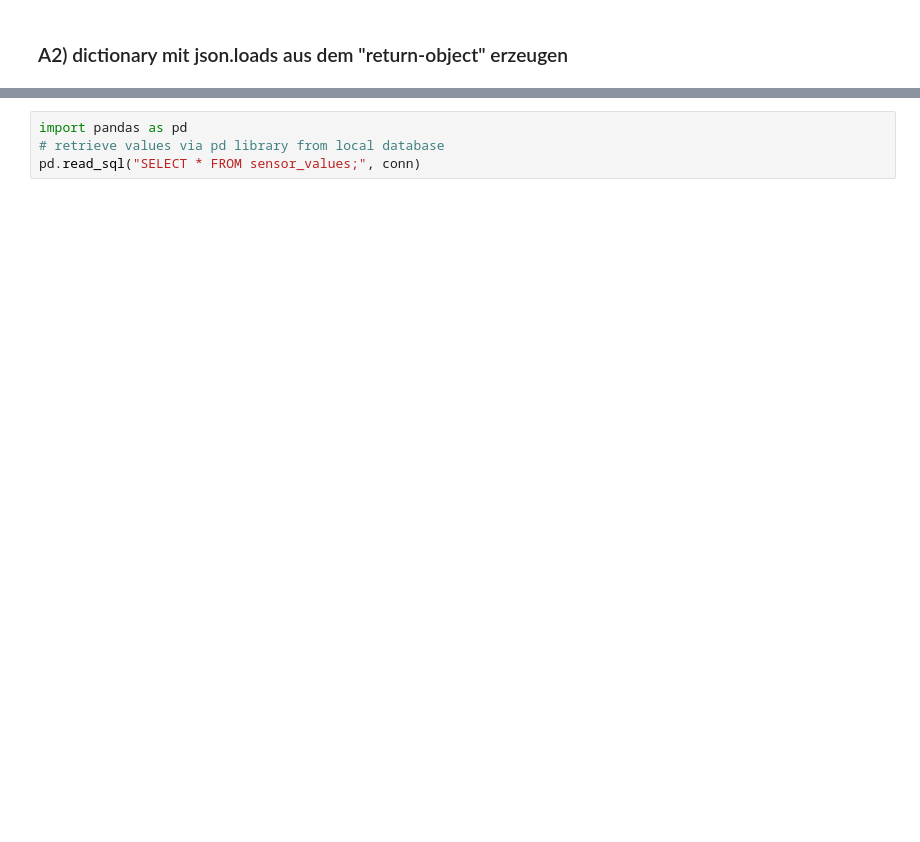
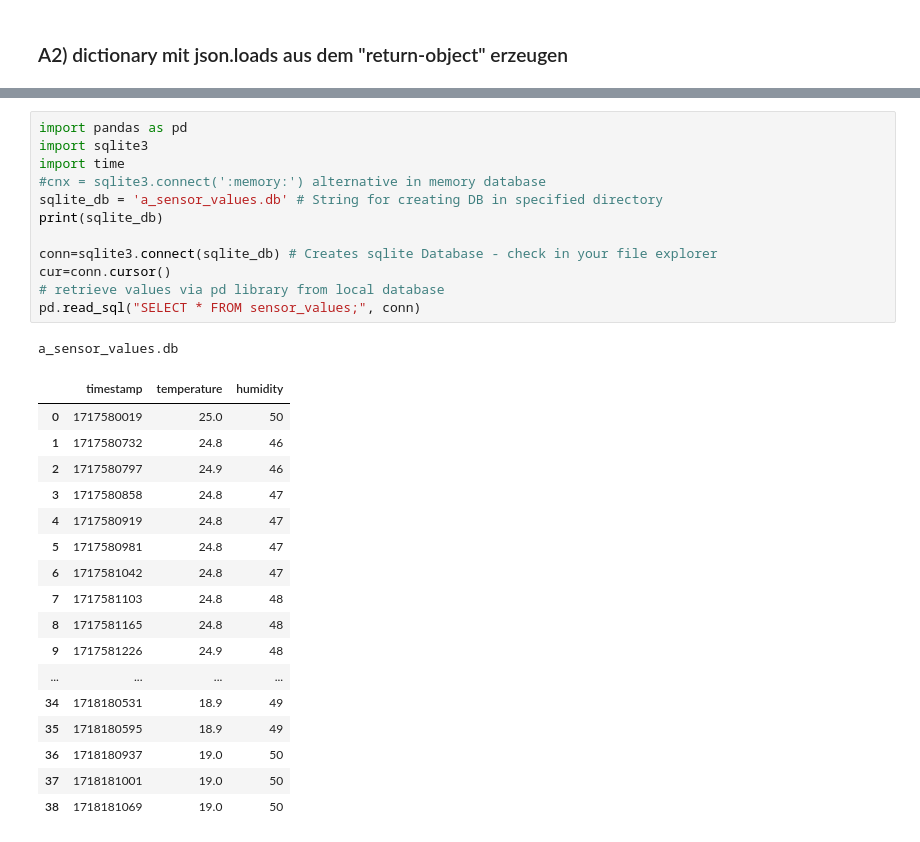
Before and after one commit to jvitorovic/API, a Jupyter notebook: 001a_INTRO_API_Zugriff_Sensorwerte_Kurzfassung_example_solution.ipynb, the cells around one changed output, grey strips where cells are left out. Cells and saved outputs as stored; diff of their text form; blank space fills up the shorter version.

```diff
--- a/001a_INTRO_API_Zugriff_Sensorwerte_Kurzfassung_example_solution.ipynb
+++ b/001a_INTRO_API_Zugriff_Sensorwerte_Kurzfassung_example_solution.ipynb
@@ -95,7 +98,34 @@ ConnectionError: HTTPConnectionPool(host='openhabian', port=8080): Max retries e
 # %%
 import pandas as pd
+import sqlite3
+import time
+#cnx = sqlite3.connect(':memory:') alternative in memory database
+sqlite_db = 'a_sensor_values.db' # String for creating DB in specified directory
+print(sqlite_db)
+
+conn=sqlite3.connect(sqlite_db) # Creates sqlite Database - check in your file explorer
+cur=conn.cursor()
 # retrieve values via pd library from local database
 pd.read_sql("SELECT * FROM sensor_values;", conn)
+# %% [output]
+a_sensor_values.db
+|  | timestamp | temperature | humidity |
+| 0 | 1717580019 | 25.0 | 50 |
+| 1 | 1717580732 | 24.8 | 46 |
+| 2 | 1717580797 | 24.9 | 46 |
+| 3 | 1717580858 | 24.8 | 47 |
+| 4 | 1717580919 | 24.8 | 47 |
+| 5 | 1717580981 | 24.8 | 47 |
+| 6 | 1717581042 | 24.8 | 47 |
+| 7 | 1717581103 | 24.8 | 48 |
+| 8 | 1717581165 | 24.8 | 48 |
+| 9 | 1717581226 | 24.9 | 48 |
+| ... | ... | ... | ... |
+| 34 | 1718180531 | 18.9 | 49 |
+| 35 | 1718180595 | 18.9 | 49 |
+| 36 | 1718180937 | 19.0 | 50 |
+| 37 | 1718181001 | 19.0 | 50 |
+| 38 | 1718181069 | 19.0 | 50 |
 # %%
 import matplotlib.pyplot as plt
 import datetime
```
Also changed, not shown: parts of 5 cells of this notebook.
